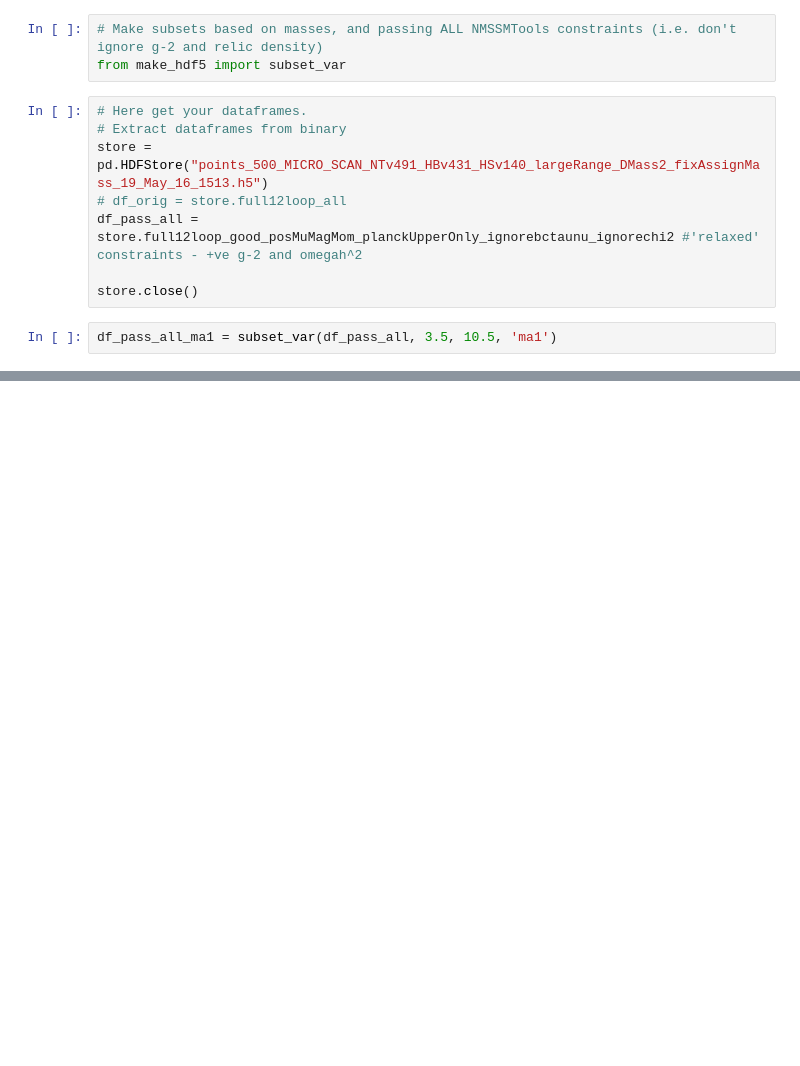
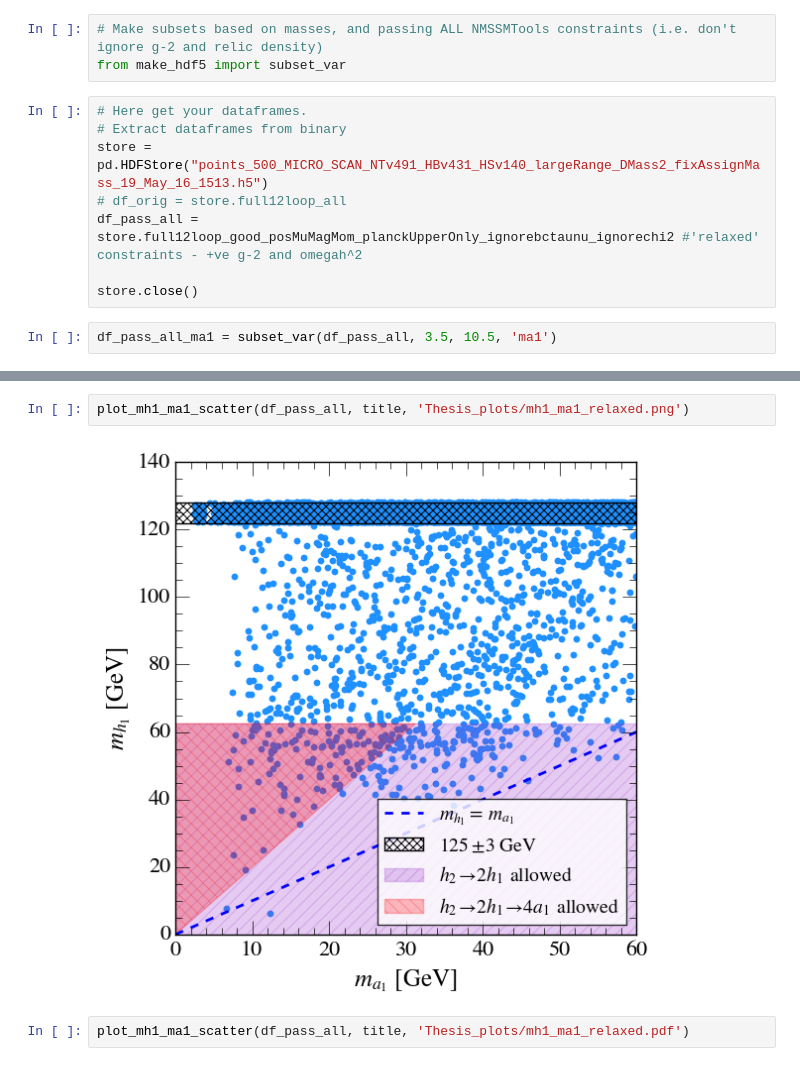
Before and after one commit to raggleton/NMSSM-Scan, a Jupyter notebook: iPython/Thesis Plots.ipynb, the cells around one changed output, grey strips where cells are left out. Drawn from its saved outputs; the diff is of its cells as text; blank space fills up the shorter version.

```diff
--- a/iPython/Thesis Plots.ipynb
+++ b/iPython/Thesis Plots.ipynb
@@ -64,0 +145,6 @@ mpl.rcParams['figure.dpi']
+# %%
+plot_mh1_ma1_scatter(df_pass_all, title, 'Thesis_plots/mh1_ma1_relaxed.png')
+# %% [output]
+[figure, added]
+# %%
+plot_mh1_ma1_scatter(df_pass_all, title, 'Thesis_plots/mh1_ma1_relaxed.pdf')
```
Also changed, not shown: parts of 24 cells of this notebook, 1 other file.
